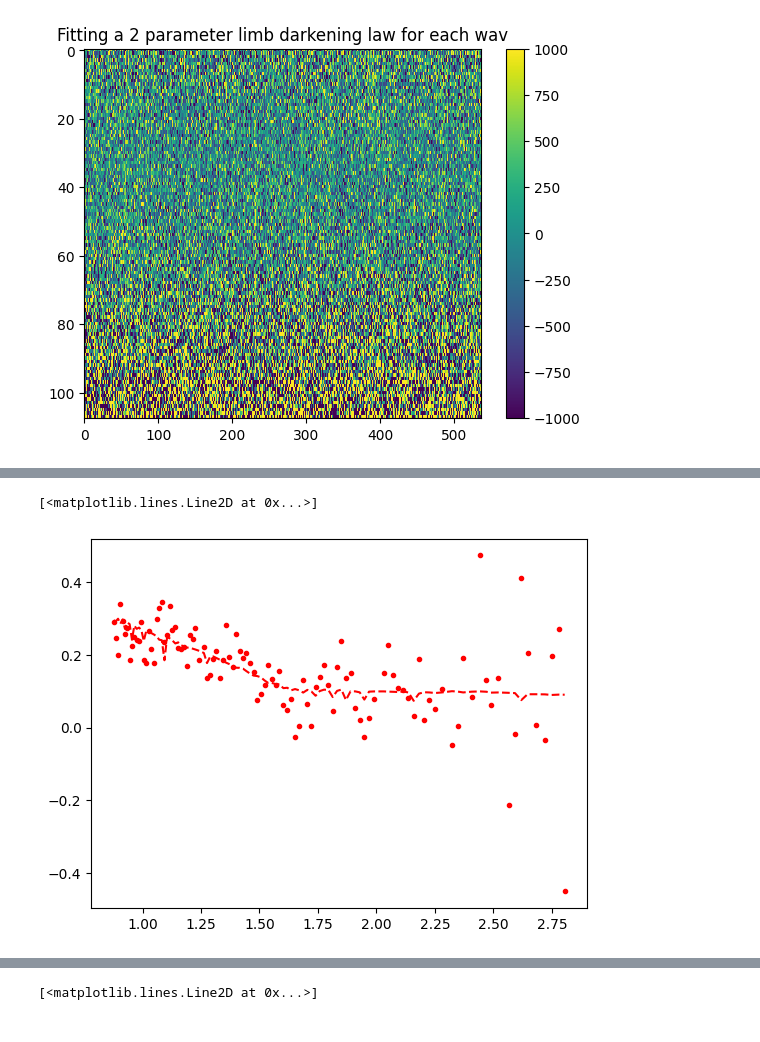
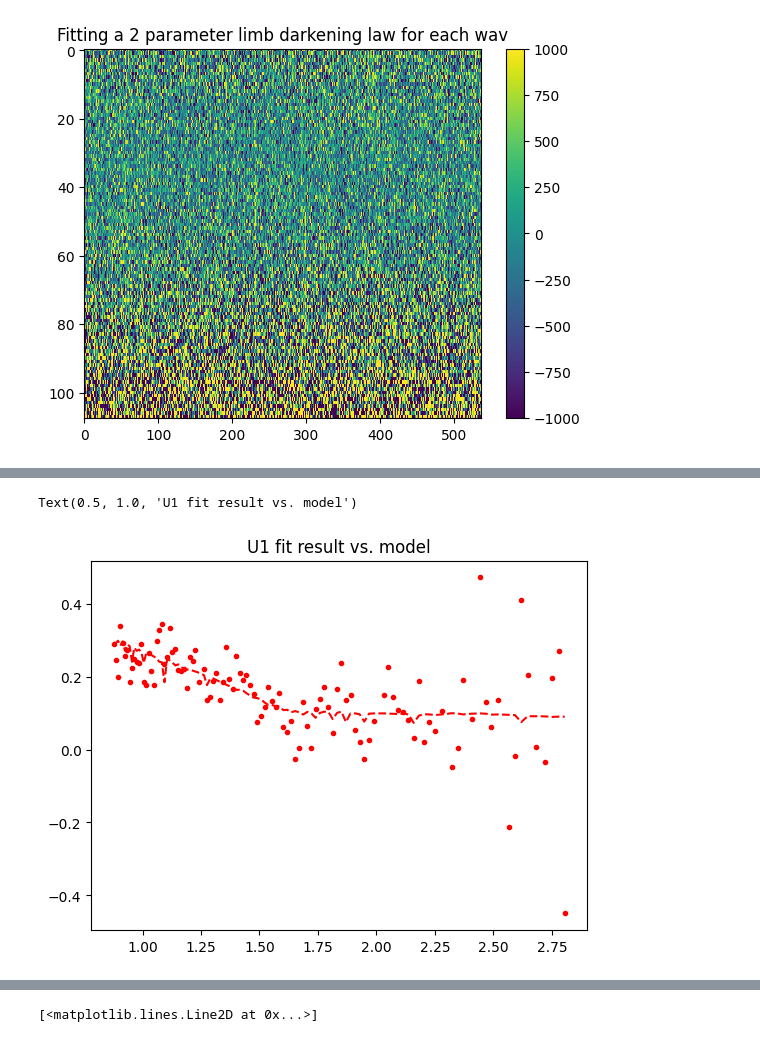
Before and after one commit to shashankdholakia/limb_darkening, a Jupyter notebook: WASP39_multiwav_fit.ipynb, the cells around one changed output, grey strips where cells are left out. Cells and saved outputs as stored; diff of their text form; code cells hidden in the pictures.

Commit message:
Slightly neater plots

```diff
--- a/WASP39_multiwav_fit.ipynb
+++ b/WASP39_multiwav_fit.ipynb
@@ -357,7 +367,7 @@ def model_2param(t, y_err, y=None):
 
 
     u1 = numpyro.sample("u1", dist.Normal(0., 0.7), sample_shape=(len(wmid),))
-    u2 = numpyro.sample("u2", dist.Normal(0.0, 0.7), sample_shape=(len(wmid),))
+    u2 = numpyro.sample("u2", dist.Normal(0., 0.7), sample_shape=(len(wmid),))
 
     u = jnp.stack([u1, u2], axis=1)
     ## Parameters for each light curve
@@ -455,9 +468,10 @@ plt.scatter(wmid, soln['depths'])
 # %%
 plt.plot(wmid, soln['u1'], 'r.', label='u1')
 plt.plot(wmid, np.array(h5file['exotic-ld_quad'])[:,0], 'r--', label='u1 (theory)')
+plt.title("U1 fit result vs. model")
 # %% [output]
-[<matplotlib.lines.Line2D at 0x...>]
+Text(0.5, 1.0, 'U1 fit result vs. model')
-[figure, old version]
+[figure, new version]
 # %%
 plt.plot(wmid, soln['u2'], 'b.', label='u2')
 plt.plot(wmid, np.array(h5file['exotic-ld_quad'])[:,1], 'b--', label='u2 (theory)')
```
Also changed, not shown: parts of 18 cells of this notebook.
